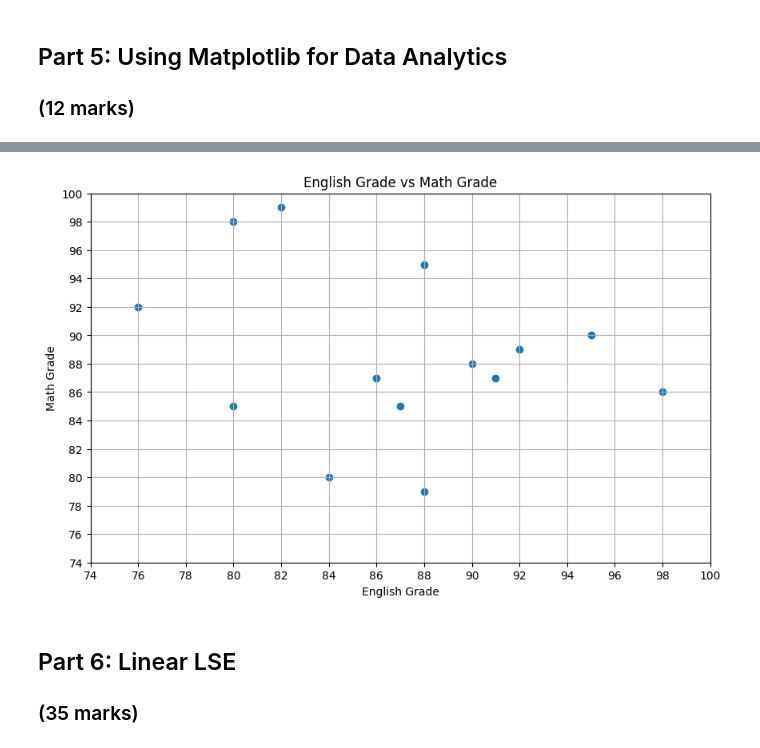
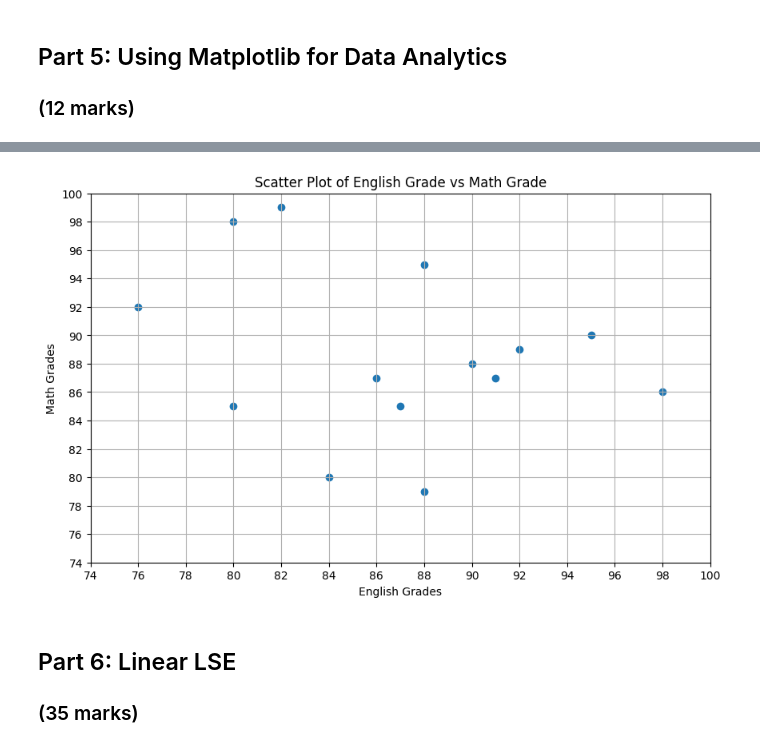
Before and after one commit to haniya-naeem/ENGG680_2025_Fall, a Jupyter notebook: Lab_Assignment1/Assignment1.ipynb, the cells around one changed output, grey strips where cells are left out. Drawn from its saved outputs; the diff is of its cells as text; code cells hidden in the pictures.

```diff
--- a/Lab_Assignment1/Assignment1.ipynb
+++ b/Lab_Assignment1/Assignment1.ipynb
@@ -365,12 +332,12 @@ df_studentGrades.describe()
 # In the code below, replace '<>' by choosing between 'str' for string or 'float' for float
 # to properly typecast each column.
 # (1 marks)
-df_studentGrades['studentID'] = df_studentGrades['studentID'].astype('string')
-df_studentGrades['firstName'] = df_studentGrades['firstName'].astype('string')
-df_studentGrades['lastName'] = df_studentGrades['lastName'].astype('string')
-df_studentGrades['englishGrade'] = df_studentGrades['englishGrade'].astype('float')
-df_studentGrades['mathGrade'] = df_studentGrades['mathGrade'].astype('float')
-df_studentGrades['GPA'] = df_studentGrades['GPA'].astype('float')
+df_studentGrades['studentID'] = df_studentGrades['studentID'].astype(str)
+df_studentGrades['firstName'] = df_studentGrades['firstName'].astype(str)
+df_studentGrades['lastName'] = df_studentGrades['lastName'].astype(str)
+df_studentGrades['englishGrade'] = df_studentGrades['englishGrade'].astype(float)
+df_studentGrades['mathGrade'] = df_studentGrades['mathGrade'].astype(float)
+df_studentGrades['GPA'] = df_studentGrades['GPA'].astype(float)
 # %%
 # Now let's see our statistics!
 df_studentGrades.describe()
@@ -716,27 +673,27 @@ plt.show()
 # %%
 # Let's also use matplotlib to display a scatter plot of English vs. Math grades
 # Scatter plots are useful for seeing the relationship between two variables
 plt.figure(figsize=(10, 6))
 
 # Step 1: Use .scatter(x_data, y_data) to create a scatter plot using the English grades on the x-axis, and Math grades on the y-axis
 # (2 mark)
 plt.scatter(df_studentGrades['englishGrade'], df_studentGrades['mathGrade'])
 
 # Step 1: Properly label the x and y axes as well as the title of your plot.
 # (3 marks)
 plt.xticks(range(74,101,2))
-plt.xlabel('English Grade')
+plt.xlabel('English Grades')
 plt.yticks(range(74,101,2))
-plt.ylabel('Math Grade')
-plt.title('English Grade vs Math Grade')
+plt.ylabel('Math Grades')
+plt.title('Scatter Plot of English Grade vs Math Grade')
 plt.grid(True)
 
 # Step 2: Output an image file for the scatter plot with a descriptive file name
 # (1 mark)
-plt.savefig('scatter_english_math.png')
+plt.savefig('scatter_english_math_grade.png')
 plt.show()
 # %% [output]
-[figure, old version]
+[figure, new version]
 # %%
 # From the scatter plot, is there a relationship between the Math and English grades?
 # (1 mark)
```
Also changed, not shown: parts of 38 cells of this notebook.
